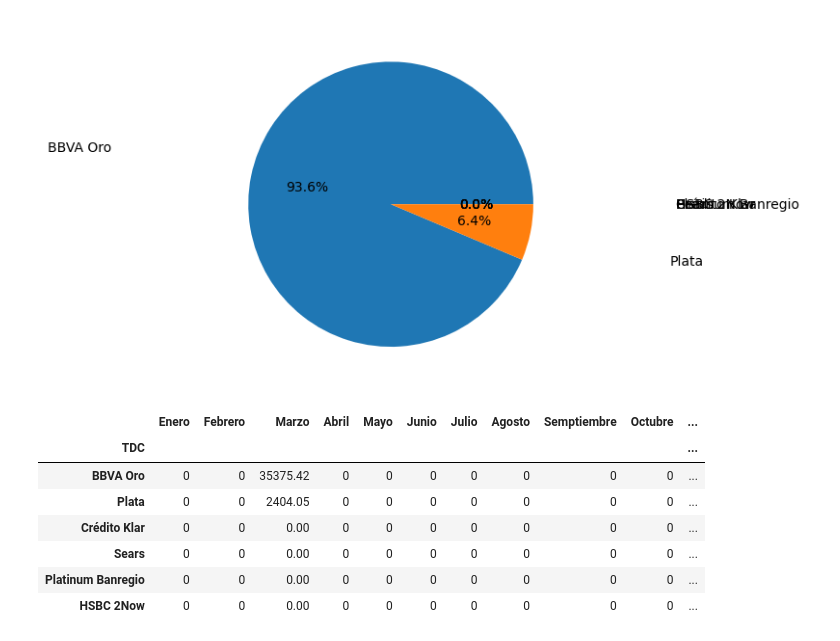
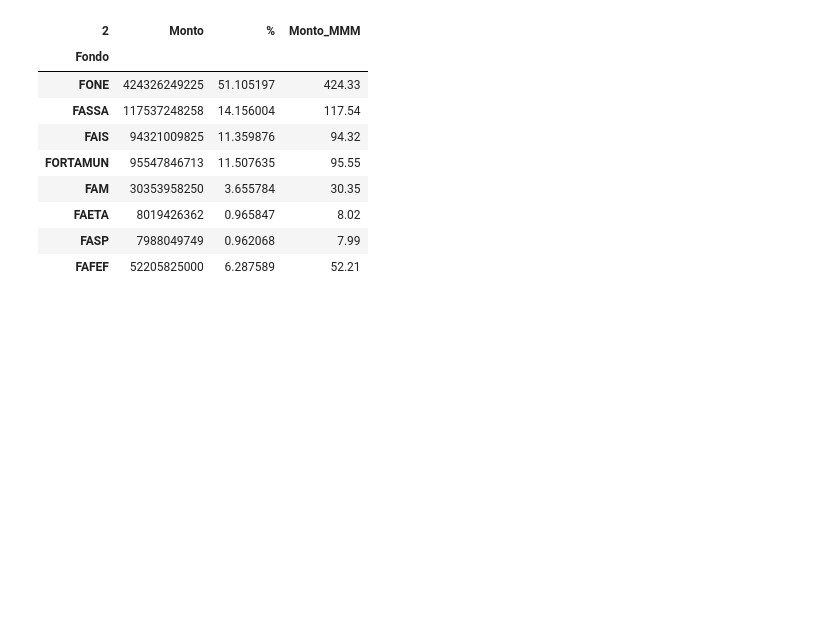
Before and after one commit to Dust1920/Plotter, a Jupyter notebook: Plotter.ipynb, the cells around one changed output. Cells and saved outputs as stored; diff of their text form; code cells hidden in the pictures; blank space fills up the shorter version.

Commit message:
data

```diff
--- a/Plotter.ipynb
+++ b/Plotter.ipynb
@@ -1,29 +1,47 @@
-# %%
-import Plotter
-import matplotlib.pyplot as plt
-import numpy as np
-import pandas as pd
-
-folder = 'plot_data'
-
-data = pd.read_excel(f'{folder}\\GestionCreditos.xlsx', sheet_name=None)
-
-gen_data = data['Datos Generales']
-gen_data.set_index('TDC', inplace=True, drop=True)
-balance = data['Saldo al Corte']
-balance.set_index('TDC', inplace=True, drop=True)
-
-
-plt.pie(x = balance['Marzo'], labels=balance.index, autopct='%1.1f%%', labeldistance=2)
-plt.show()
-balance
-# %% [output]
-[figure, removed]
-|  | Enero | Febrero | Marzo | Abril | Mayo | Junio | Julio | Agosto | Semptiembre | Octubre | ... |
-| TDC |  |  |  |  |  |  |  |  |  |  | ... |
-| BBVA Oro | 0 | 0 | 35375.42 | 0 | 0 | 0 | 0 | 0 | 0 | 0 | ... |
-| Plata | 0 | 0 | 2404.05 | 0 | 0 | 0 | 0 | 0 | 0 | 0 | ... |
-| Crédito Klar | 0 | 0 | 0.00 | 0 | 0 | 0 | 0 | 0 | 0 | 0 | ... |
-| Sears | 0 | 0 | 0.00 | 0 | 0 | 0 | 0 | 0 | 0 | 0 | ... |
-| Platinum Banregio | 0 | 0 | 0.00 | 0 | 0 | 0 | 0 | 0 | 0 | 0 | ... |
-| HSBC 2Now | 0 | 0 | 0.00 | 0 | 0 | 0 | 0 | 0 | 0 | 0 | ... |
+# %%
+import Plotter
+import matplotlib.pyplot as plt
+import numpy as np
+import pandas as pd
+
+pd.options.mode.copy_on_write = True
+color_vp = "#404A99"
+data = pd.read_excel('plot_data\\Tablas.xlsx', sheet_name=None)
+sheets = list(data.keys())
+
+fondos = data[sheets[0]].copy()
+fondos = fondos.dropna(axis = 1, how='all').dropna(axis=0,how = 'any')
+fondos.columns = fondos.iloc[0,:]
+fondos = fondos.iloc[1:,:]
+
+siglas = ['FONE','FASSA','FAIS','FORTAMUN','FAM','FAETA','FASP','FAFEF','TOTAL']
+
+fondos['Fondo'] = siglas
+fondos.set_index('Fondo',drop=True, inplace=True)
+fondos_mt = fondos.iloc[:-1,:]
+fondos_mt['%'] = 100 * fondos_mt['%']
+
+def divide_in_ms(df, col, nd):
+    """
+    Para valores con contexto monetario.\n
+    Factorizar en potencias de 1000.
+    """
+    pot = 1000 ** nd
+    mstr  ='M' * nd
+    df[f'{col}_{mstr}'] = df[col] / pot
+    df[f'{col}_{mstr}'] = df[f'{col}_{mstr}'].agg(lambda x: round(x, 2))
+    return df
+
+fondos_mt = divide_in_ms(fondos_mt, 'Monto', 3)
+fondos_mt
+# %% [output]
+| 2 | Monto | % | Monto_MMM |
+| Fondo |  |  |  |
+| FONE | 424326249225 | 51.105197 | 424.33 |
+| FASSA | 117537248258 | 14.156004 | 117.54 |
+| FAIS | 94321009825 | 11.359876 | 94.32 |
+| FORTAMUN | 95547846713 | 11.507635 | 95.55 |
+| FAM | 30353958250 | 3.655784 | 30.35 |
+| FAETA | 8019426362 | 0.965847 | 8.02 |
+| FASP | 7988049749 | 0.962068 | 7.99 |
+| FAFEF | 52205825000 | 6.287589 | 52.21 |
```
Also changed, not shown: parts of 3 cells of this notebook, 7 other files.
